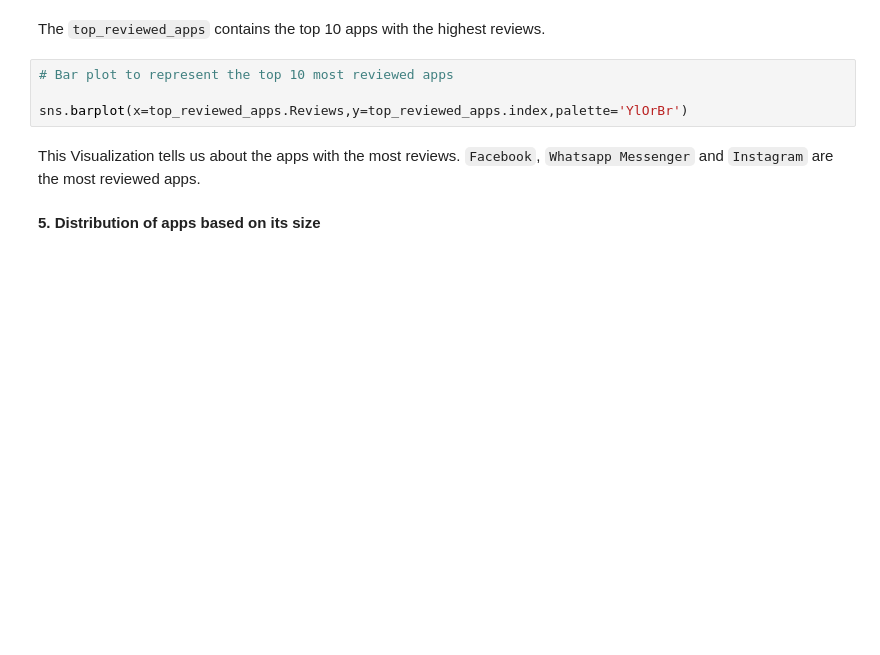
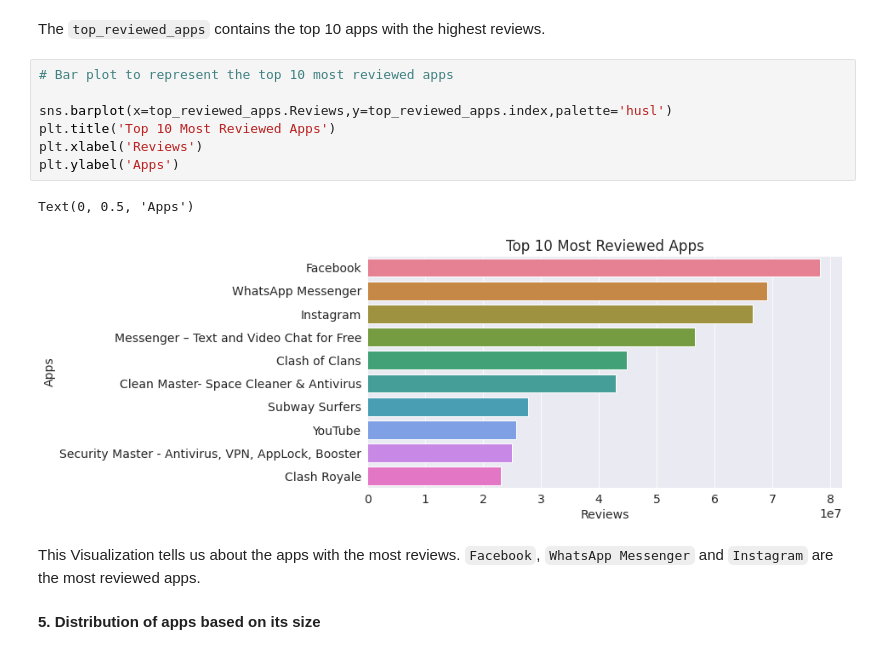
Before and after one commit to Saif-Khan435/Play-Store-App-Review-Analysis, a Jupyter notebook: Mohammed_Saif_Khan_M1W6_Play_Store_App_Review_Analysis_Capstone_Project.ipynb, the cells around one changed output. Saved outputs shown, nothing was run; the diff lists cells and outputs as text; blank space fills up the shorter version.

```diff
--- a/Mohammed_Saif_Khan_M1W6_Play_Store_App_Review_Analysis_Capstone_Project.ipynb
+++ b/Mohammed_Saif_Khan_M1W6_Play_Store_App_Review_Analysis_Capstone_Project.ipynb
@@ -1405,9 +1461,15 @@ The `top_reviewed_apps` contains the top 10 apps with the highest reviews.
 # %%
 # Bar plot to represent the top 10 most reviewed apps
 
-sns.barplot(x=top_reviewed_apps.Reviews,y=top_reviewed_apps.index,palette='YlOrBr')
+sns.barplot(x=top_reviewed_apps.Reviews,y=top_reviewed_apps.index,palette='husl')
+plt.title('Top 10 Most Reviewed Apps')
+plt.xlabel('Reviews')
+plt.ylabel('Apps')
+# %% [output]
+Text(0, 0.5, 'Apps')
+[figure, added]
 # %% [markdown]
-This Visualization tells us about the apps with the most reviews. `Facebook`, `Whatsapp Messenger` and `Instagram` are the most reviewed apps.
+This Visualization tells us about the apps with the most reviews. `Facebook`, `WhatsApp Messenger` and `Instagram` are the most reviewed apps.
 # %% [markdown]
 **5. Distribution of apps based on its size**
 # %%
```
Also changed, not shown: parts of 71 cells of this notebook.
